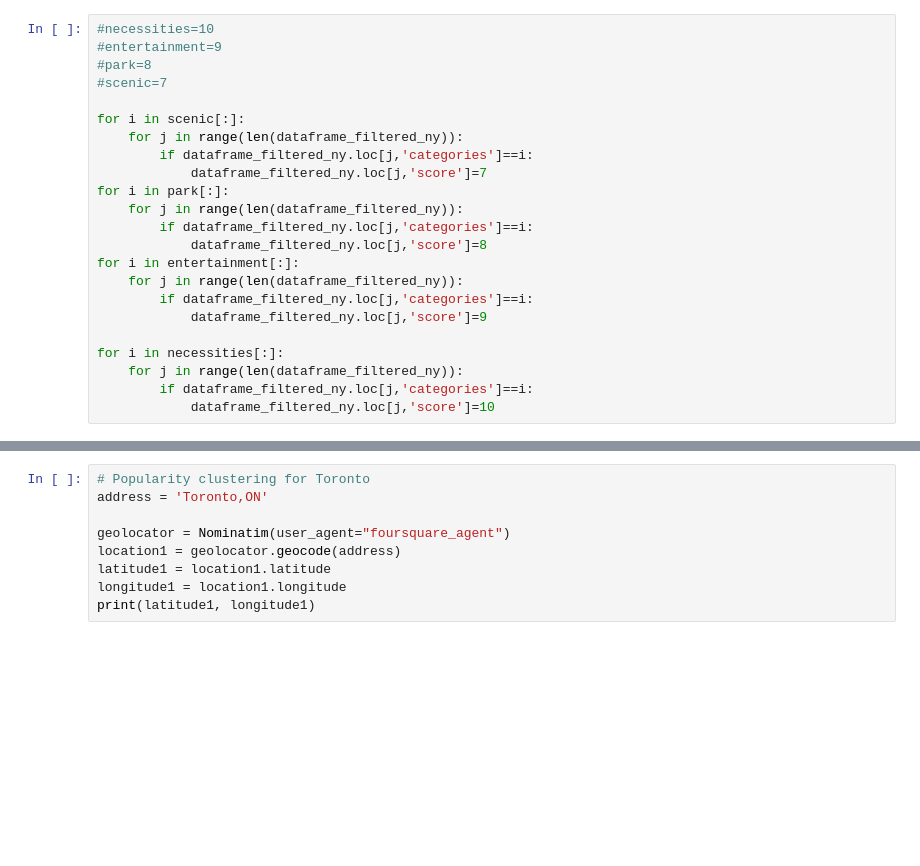
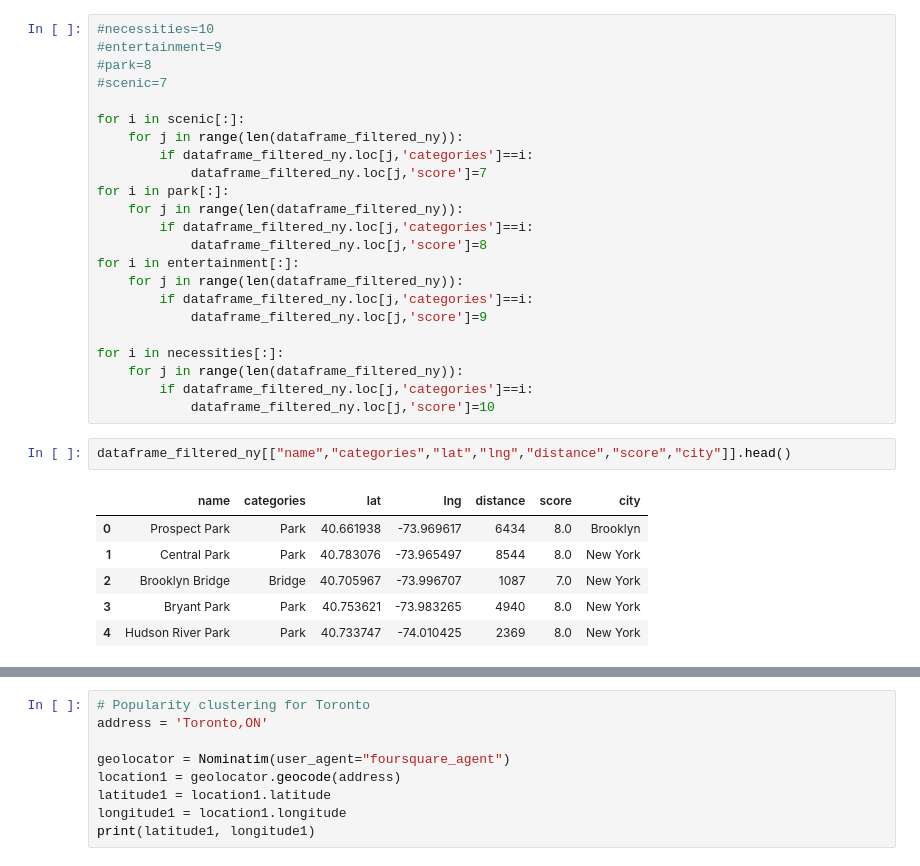
Before and after one commit to kharik828/Coursera_Capstone, a Jupyter notebook: The_Battle_of_Neighborhoods/Business_Problem.ipynb, the cells around one changed output, grey strips where cells are left out. Saved outputs shown, nothing was run; the diff lists cells and outputs as text; blank space fills up the shorter version.

```diff
--- a/The_Battle_of_Neighborhoods/Business_Problem.ipynb
+++ b/The_Battle_of_Neighborhoods/Business_Problem.ipynb
@@ -240,3 +251,12 @@ for i in necessities[:]:
     for j in range(len(dataframe_filtered_ny)):
         if dataframe_filtered_ny.loc[j,'categories']==i:
             dataframe_filtered_ny.loc[j,'score']=10
+# %%
+dataframe_filtered_ny[["name","categories","lat","lng","distance","score","city"]].head()
+# %% [output]
+|  | name | categories | lat | lng | distance | score | city |
+| 0 | Prospect Park | Park | 40.661938 | -73.969617 | 6434 | 8.0 | Brooklyn |
+| 1 | Central Park | Park | 40.783076 | -73.965497 | 8544 | 8.0 | New York |
+| 2 | Brooklyn Bridge | Bridge | 40.705967 | -73.996707 | 1087 | 7.0 | New York |
+| 3 | Bryant Park | Park | 40.753621 | -73.983265 | 4940 | 8.0 | New York |
+| 4 | Hudson River Park | Park | 40.733747 | -74.010425 | 2369 | 8.0 | New York |
```
Also changed, not shown: parts of 17 cells of this notebook.
